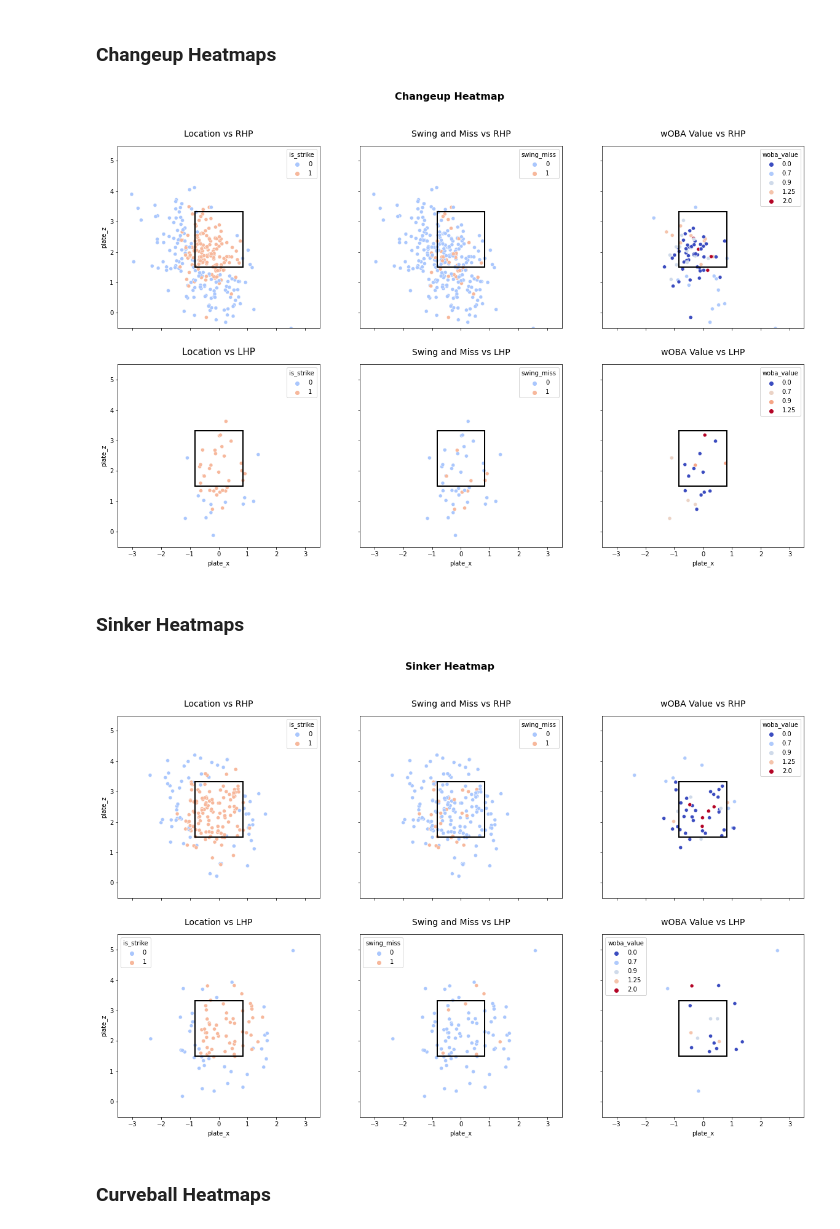
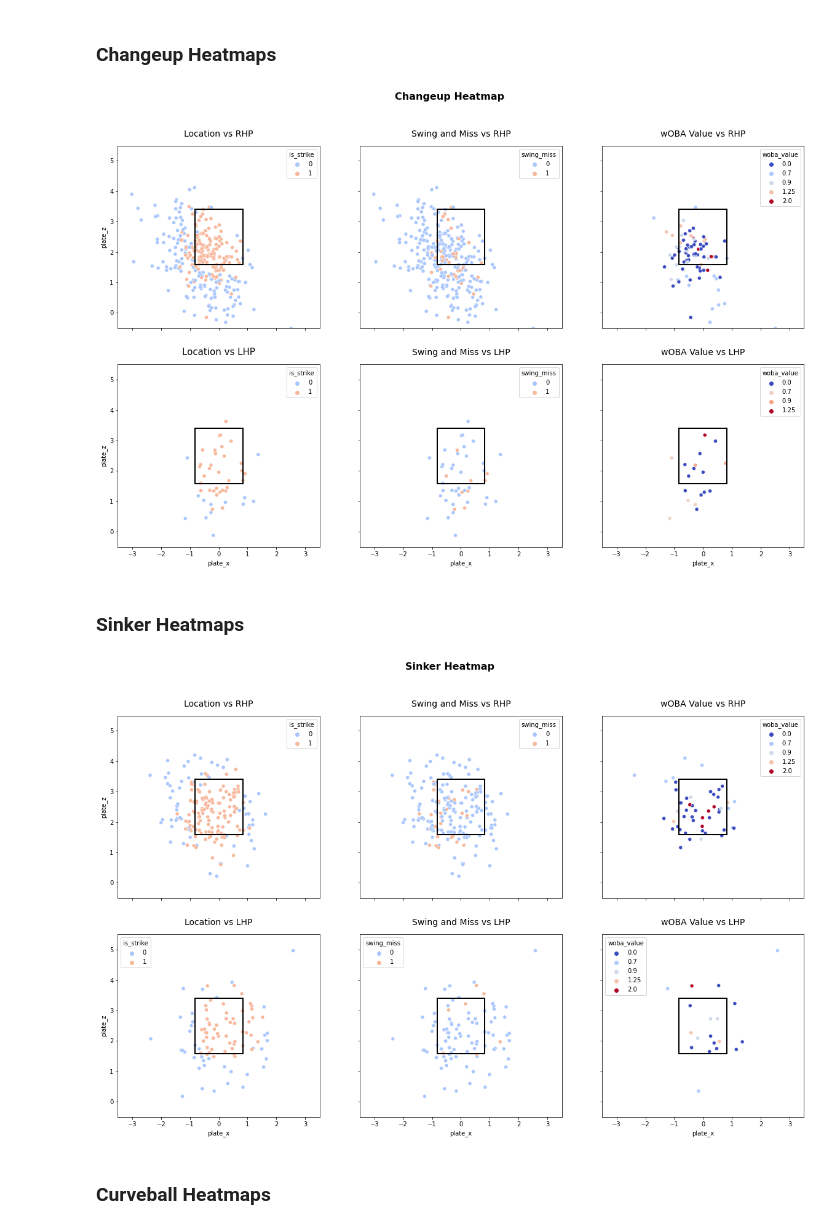
Before and after one commit to anthonyzurke/player-analysis, a Jupyter notebook: hitters/harper-scoutingreport.ipynb, the cells around one changed output. Cells and saved outputs as stored; diff of their text form; code cells hidden in the pictures.

```diff
--- a/hitters/harper-scoutingreport.ipynb
+++ b/hitters/harper-scoutingreport.ipynb
@@ -383,55 +369,53 @@ axs[1][2].set_title('wOBA Value vs LHP', fontsize = 14, pad = 15);
 # %%
 fig, axs = plt.subplots(2, 3, figsize = (20, 12), sharex = True, sharey = True)
 fig.suptitle('Changeup Heatmap', fontsize = 16, fontweight = 'bold')
-plt.axis(xmin = -3.5, xmax = 3.5)
-plt.axis(ymin = -0.5, ymax = 5.5)
+plt.axis(xmin = -3.5, xmax = 3.5), plt.axis(ymin = -0.5, ymax = 5.5)
 sns.scatterplot(ax = axs[0][0],data = r_ch,x = 'plate_x',y = 'plate_z',hue = 'is_strike',palette = 'coolwarm')
-axs[0][0].add_patch(Rectangle((-.83, 1.5), 1.66, 1.82, fill = False, color = 'black', linewidth = 2))
+axs[0][0].add_patch(Rectangle((-.83, 1.59), 1.66, 1.82, fill = False, color = 'black', linewidth = 2))
 axs[0][0].set_title('Location vs RHP', fontsize = 14, pad = 15)
 sns.scatterplot(ax = axs[0][1],data = r_ch,x = 'plate_x',y = 'plate_z',hue = 'swing_miss',palette = 'coolwarm')
-axs[0][1].add_patch(Rectangle((-.83, 1.5), 1.66, 1.82, fill = False, color = 'black', linewidth = 2))
+axs[0][1].add_patch(Rectangle((-.83, 1.59), 1.66, 1.82, fill = False, color = 'black', linewidth = 2))
 axs[0][1].set_title('Swing and Miss vs RHP', fontsize = 14, pad = 15)
 sns.scatterplot(ax = axs[0][2],data = r_ch,x = 'plate_x',y = 'plate_z',hue = 'woba_value',palette = 'coolwarm')
-axs[0][2].add_patch(Rectangle((-.83, 1.5), 1.66, 1.82, fill = False, color = 'black', linewidth = 2))
+axs[0][2].add_patch(Rectangle((-.83, 1.59), 1.66, 1.82, fill = False, color = 'black', linewidth = 2))
 axs[0][2].set_title('wOBA Value vs RHP', fontsize = 14, pad = 15)
 sns.scatterplot(ax = axs[1][0],data = l_ch,x = 'plate_x',y = 'plate_z',hue = 'is_strike',palette = 'coolwarm')
-axs[1][0].add_patch(Rectangle((-.83, 1.5), 1.66, 1.82, fill = False, color = 'black', linewidth = 2))
+axs[1][0].add_patch(Rectangle((-.83, 1.59), 1.66, 1.82, fill = False, color = 'black', linewidth = 2))
 axs[1][0].set_title('Location vs LHP', fontsize = 15, pad = 15)
 sns.scatterplot(ax = axs[1][1],data = l_ch,x = 'plate_x',y = 'plate_z',hue = 'swing_miss',palette = 'coolwarm')
-axs[1][1].add_patch(Rectangle((-.83, 1.5), 1.66, 1.82, fill = False, color = 'black', linewidth = 2))
+axs[1][1].add_patch(Rectangle((-.83, 1.59), 1.66, 1.82, fill = False, color = 'black', linewidth = 2))
 axs[1][1].set_title('Swing and Miss vs LHP', fontsize = 14, pad = 15)
 sns.scatterplot(ax = axs[1][2],data = l_ch,x = 'plate_x',y = 'plate_z',hue = 'woba_value',palette = 'coolwarm')
-axs[1][2].add_patch(Rectangle((-.83, 1.5), 1.66, 1.82, fill = False, color = 'black', linewidth = 2))
+axs[1][2].add_patch(Rectangle((-.83, 1.59), 1.66, 1.82, fill = False, color = 'black', linewidth = 2))
 axs[1][2].set_title('wOBA Value vs LHP', fontsize = 14, pad = 15);
 # %% [output]
-[figure, old version]
+[figure, new version]
 # %% [markdown]
 ### Sinker Heatmaps
 # %%
 fig, axs = plt.subplots(2, 3, figsize = (20, 12), sharex = True, sharey = True)
 fig.suptitle('Sinker Heatmap', fontsize = 16, fontweight = 'bold')
-plt.axis(xmin = -3.5, xmax = 3.5)
-plt.axis(ymin = -0.5, ymax = 5.5)
+plt.axis(xmin = -3.5, xmax = 3.5), plt.axis(ymin = -0.5, ymax = 5.5)
 sns.scatterplot(ax = axs[0][0],data = r_si,x = 'plate_x',y = 'plate_z',hue = 'is_strike',palette = 'coolwarm')
-axs[0][0].add_patch(Rectangle((-.83, 1.5), 1.66, 1.82, fill = False, color = 'black', linewidth = 2))
+axs[0][0].add_patch(Rectangle((-.83, 1.59), 1.66, 1.82, fill = False, color = 'black', linewidth = 2))
 axs[0][0].set_title('Location vs RHP', fontsize = 14, pad = 15)
 sns.scatterplot(ax = axs[0][1],data = r_si,x = 'plate_x',y = 'plate_z',hue = 'swing_miss',palette = 'coolwarm')
-axs[0][1].add_patch(Rectangle((-.83, 1.5), 1.66, 1.82, fill = False, color = 'black', linewidth = 2))
+axs[0][1].add_patch(Rectangle((-.83, 1.59), 1.66, 1.82, fill = False, color = 'black', linewidth = 2))
 axs[0][1].set_title('Swing and Miss vs RHP', fontsize = 14, pad = 15)
 sns.scatterplot(ax = axs[0][2],data = r_si,x = 'plate_x',y = 'plate_z',hue = 'woba_value',palette = 'coolwarm')
-axs[0][2].add_patch(Rectangle((-.83, 1.5), 1.66, 1.82, fill = False, color = 'black', linewidth = 2))
+axs[0][2].add_patch(Rectangle((-.83, 1.59), 1.66, 1.82, fill = False, color = 'black', linewidth = 2))
 axs[0][2].set_title('wOBA Value vs RHP', fontsize = 14, pad = 15)
 sns.scatterplot(ax = axs[1][0],data = l_si,x = 'plate_x',y = 'plate_z',hue = 'is_strike',palette = 'coolwarm')
-axs[1][0].add_patch(Rectangle((-.83, 1.5), 1.66, 1.82, fill = False, color = 'black', linewidth = 2))
+axs[1][0].add_patch(Rectangle((-.83, 1.59), 1.66, 1.82, fill = False, color = 'black', linewidth = 2))
 axs[1][0].set_title('Location vs LHP', fontsize = 14, pad = 15)
 sns.scatterplot(ax = axs[1][1],data = l_si,x = 'plate_x',y = 'plate_z',hue = 'swing_miss',palette = 'coolwarm')
-axs[1][1].add_patch(Rectangle((-.83, 1.5), 1.66, 1.82, fill = False, color = 'black', linewidth = 2))
+axs[1][1].add_patch(Rectangle((-.83, 1.59), 1.66, 1.82, fill = False, color = 'black', linewidth = 2))
 axs[1][1].set_title('Swing and Miss vs LHP', fontsize = 14, pad = 15)
 sns.scatterplot(ax = axs[1][2],data = l_si,x = 'plate_x',y = 'plate_z',hue = 'woba_value',palette = 'coolwarm')
-axs[1][2].add_patch(Rectangle((-.83, 1.5), 1.66, 1.82, fill = False, color = 'black', linewidth = 2))
+axs[1][2].add_patch(Rectangle((-.83, 1.59), 1.66, 1.82, fill = False, color = 'black', linewidth = 2))
 axs[1][2].set_title('wOBA Value vs LHP', fontsize = 14, pad = 15);
 # %% [output]
-[figure, old version]
+[figure, new version]
 # %% [markdown]
 ### Curveball Heatmaps
 # %%
```
Also changed, not shown: parts of 25 cells of this notebook, 5 other files.
